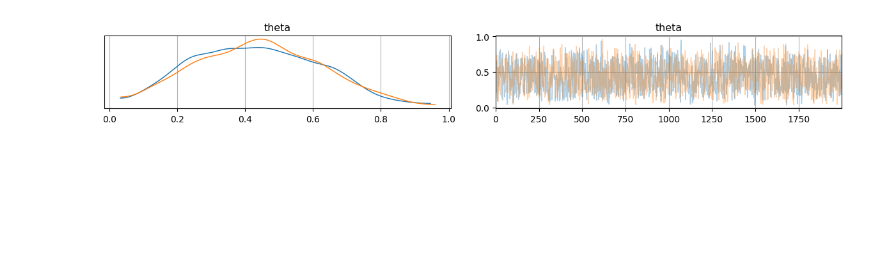
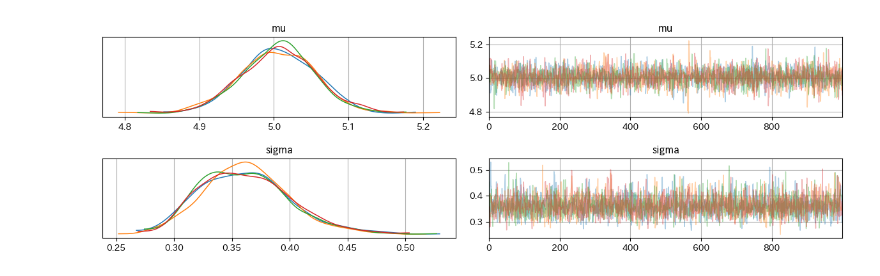
Before and after one commit to YutoAbe-jpn/testb, a Jupyter notebook: notebook/ beyse.ipynb, the cells around one changed output. Saved outputs shown, nothing was run; the diff lists cells and outputs as text; code cells hidden in the pictures; blank space fills up the shorter version.

```diff
--- a/notebook/ beyse.ipynb
+++ b/notebook/ beyse.ipynb
@@ -63,0 +121,3 @@ We recommend running at least 4 chains for robust computation of convergence dia
+# %%
+with model1:
+    idata1 = pm.sample(random_seed=42)
@@ -64,5 +131,5 @@ We recommend running at least 4 chains for robust computation of convergence dia
 # %%
-axes = az.plot_trace(idata1_1, compact=False)
-plt.tight_layout();
+az.plot_trace(idata1, compact=False)
+plt.tight_layout()
 # %% [output]
-[figure, old version]
+[figure, new version]
```
Also changed, not shown: parts of 41 cells of this notebook.
